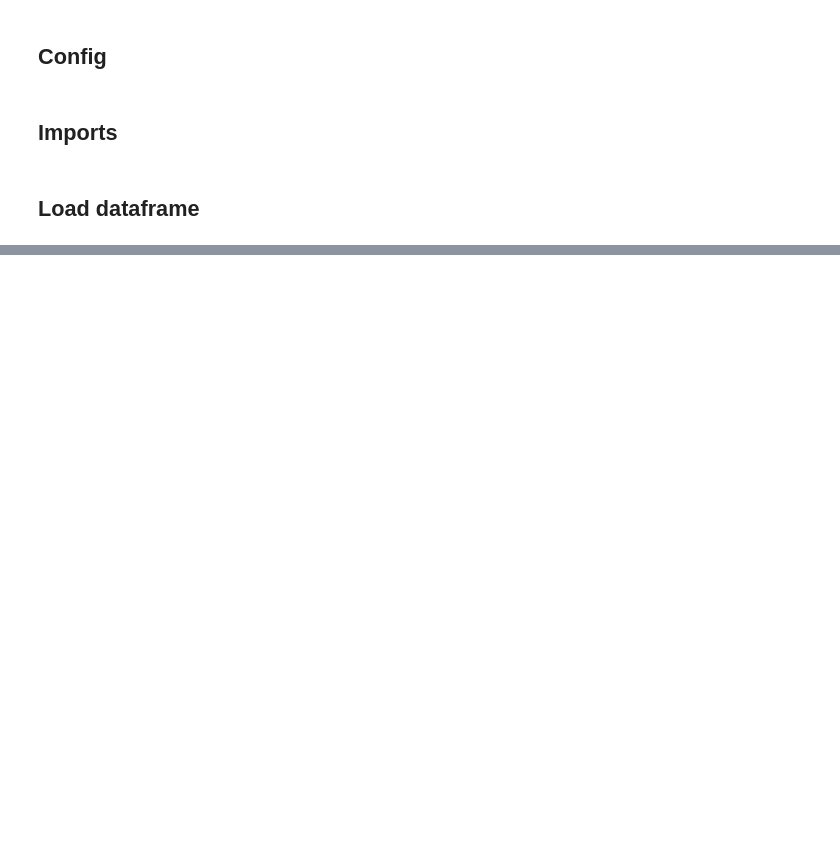
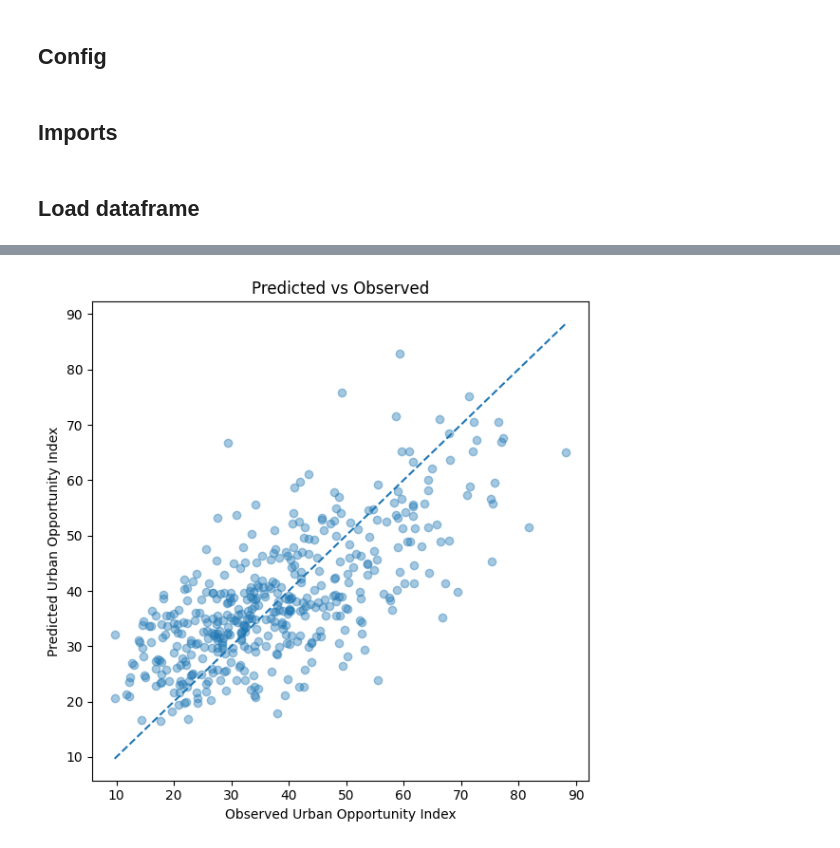
Before and after one commit to BeaudeRooij/thesis, a Jupyter notebook: notebooks/02_XGBoost_model.ipynb, the cells around one changed output, grey strips where cells are left out. Drawn from its saved outputs; the diff is of its cells as text; code cells hidden in the pictures; blank space fills up the shorter version.

```diff
--- a/notebooks/02_XGBoost_model.ipynb
+++ b/notebooks/02_XGBoost_model.ipynb
@@ -216,0 +167,18 @@ plt.show()
+# %%
+fig, ax = plt.subplots(figsize=(6, 6))
+
+ax.scatter(y_test, pred, alpha=0.4)
+
+min_val = min(y_test.min(), pred.min())
+max_val = max(y_test.max(), pred.max())
+
+ax.plot([min_val, max_val], [min_val, max_val], linestyle="--")
+
+ax.set_xlabel("Observed Urban Opportunity Index")
+ax.set_ylabel("Predicted Urban Opportunity Index")
+ax.set_title("Predicted vs Observed")
+
+plt.tight_layout()
+plt.show()
+# %% [output]
+[figure, added]
```
Also changed, not shown: parts of 20 cells of this notebook, 2 other files.
